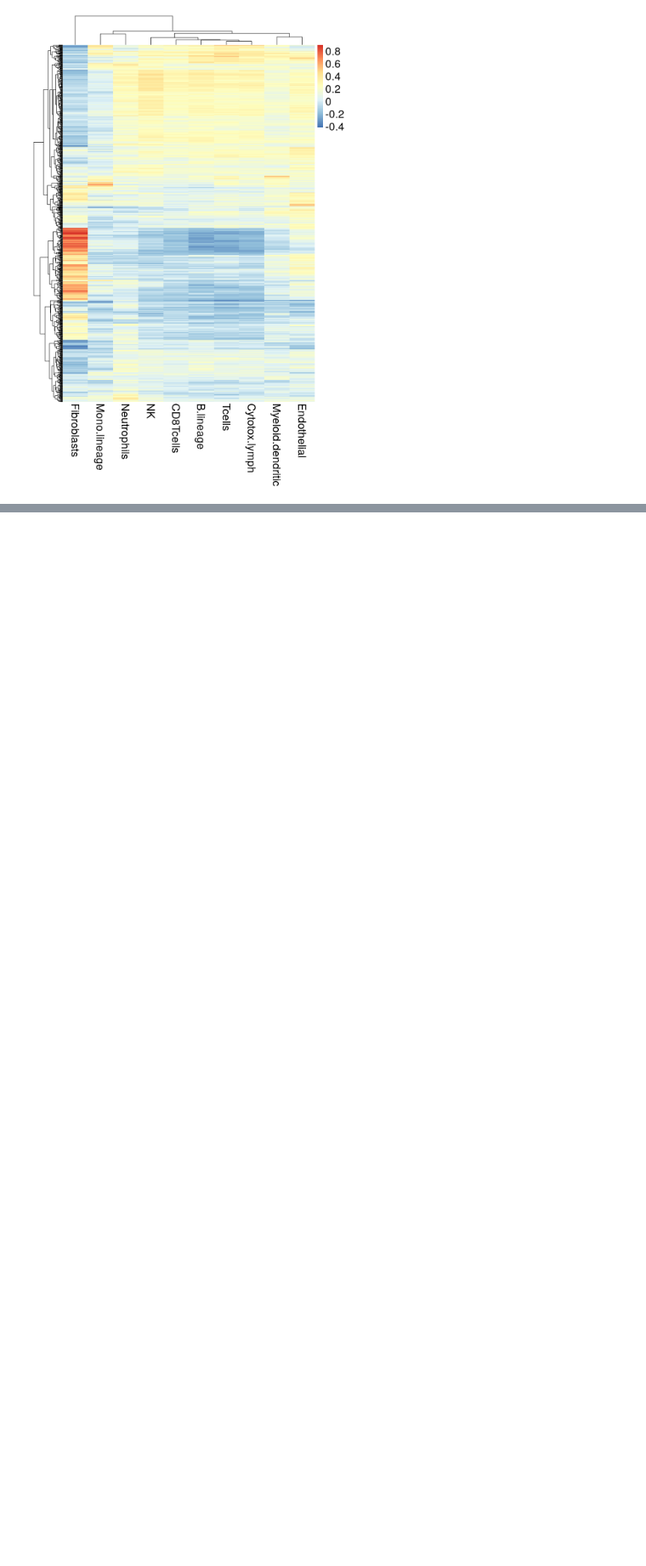
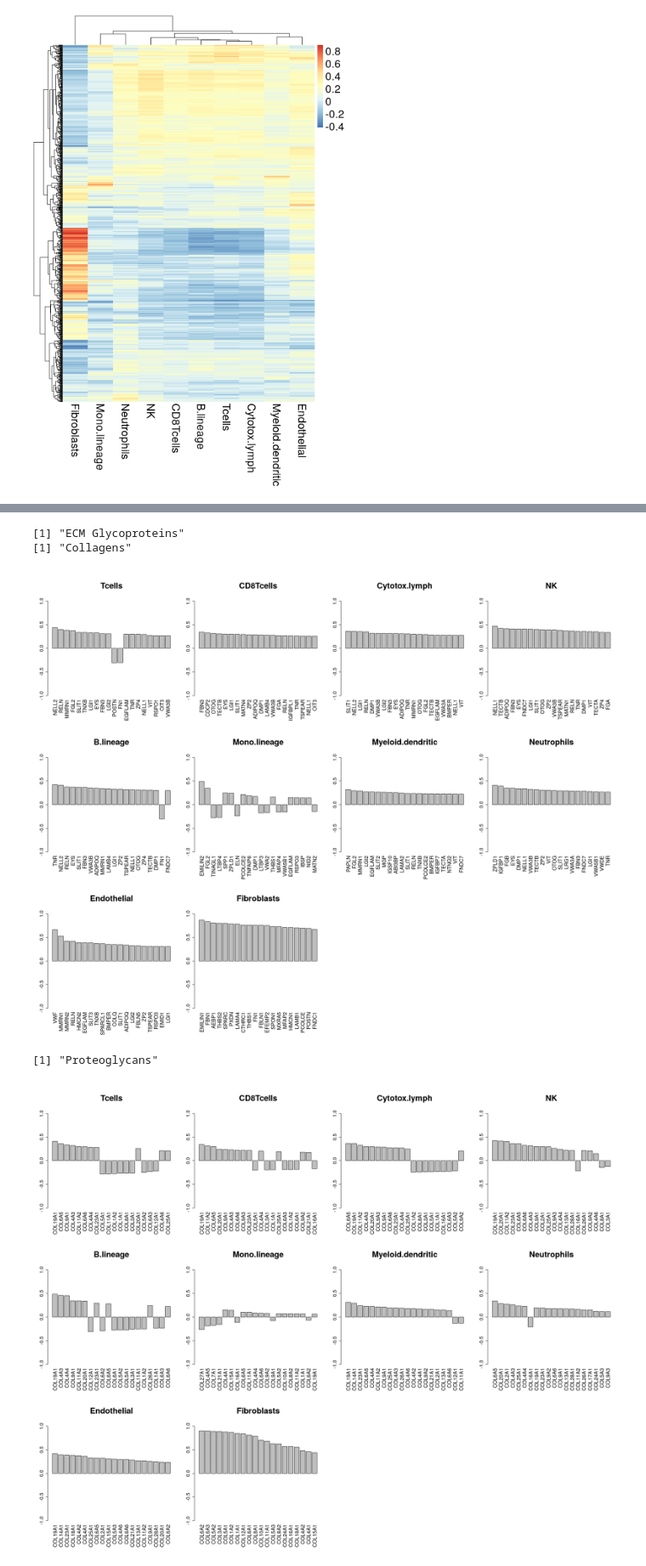
Before and after one commit to GeNeHetX/PDAC_MICRODISSEC_NAIF, a Jupyter notebook: top_genes_tcells.ipynb, the cells around one changed output, grey strips where cells are left out. Shown at 85% size. Saved outputs shown, nothing was run; the diff lists cells and outputs as text; code cells hidden in the pictures; blank space fills up the shorter version.

```diff
--- a/top_genes_tcells.ipynb
+++ b/top_genes_tcells.ipynb
@@ -189,0 +292,49 @@ for (celltype in colnames(top10_genes)){
+# %%
+# Find the top 10 genes that are most correlated with each immune cell type
+for (category in unique(matrisome_core$Matrisome.Category)){
+  matrisome_category <- filter(matrisome_core,
+                               matrisome_core$Matrisome.Category == category)
+
+  correlations_category <- correlations[match(matrisome_category$Gene.Symbol,
+                                              gene_symbols), ]
+
+  top10_genes <- lapply(colnames(correlations_category), function(cell_type) {
+    top_genes <- row.names(correlations_category)[order(abs(correlations_category[, cell_type]),
+                                               decreasing = TRUE)[1:20]]
+    gene_symbols[match(top_genes, rownames(counts))]
+  }) |>
+    as.data.frame() |>
+    set_names(colnames(correlations_mat_core))
+
+  top10_correlations <- lapply(colnames(correlations_category), function(cell_type) {
+    top_genes <- correlations_category[order(abs(correlations_category[, cell_type]),
+        decreasing = TRUE)[1:20], cell_type]
+  }) |>
+    as.data.frame() |>
+    set_names(colnames(correlations_category))
+
+  print(category)
+
+  options(repr.plot.width = 20, repr.plot.height = 16)
+  par(mfrow = c(3, 4), mar = c(8, 4, 8, 1))
+
+  for (celltype in colnames(top10_genes)){
+    barplot(top10_correlations[[celltype]],
+            names.arg = top10_genes[[celltype]],
+            las = 3,
+            cex.names = 1.6,
+            cex.axis = 1.5,
+            cex.lab = 3,
+            main = celltype,
+            ylim = c(-1, 1),
+            ylab = "",
+            xlab = "",
+            cex.main = 2.5)
+  }
+}
+# %% [output]
+[1] "ECM Glycoproteins"
+[1] "Collagens"
+[figure, added]
+[1] "Proteoglycans"
+[figure, added]
```
Also changed, not shown: parts of 9 cells of this notebook.
